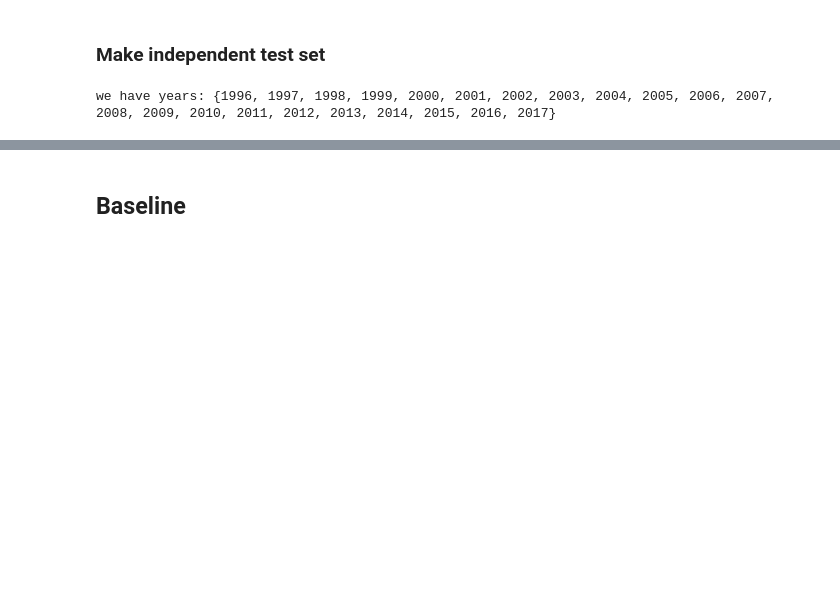
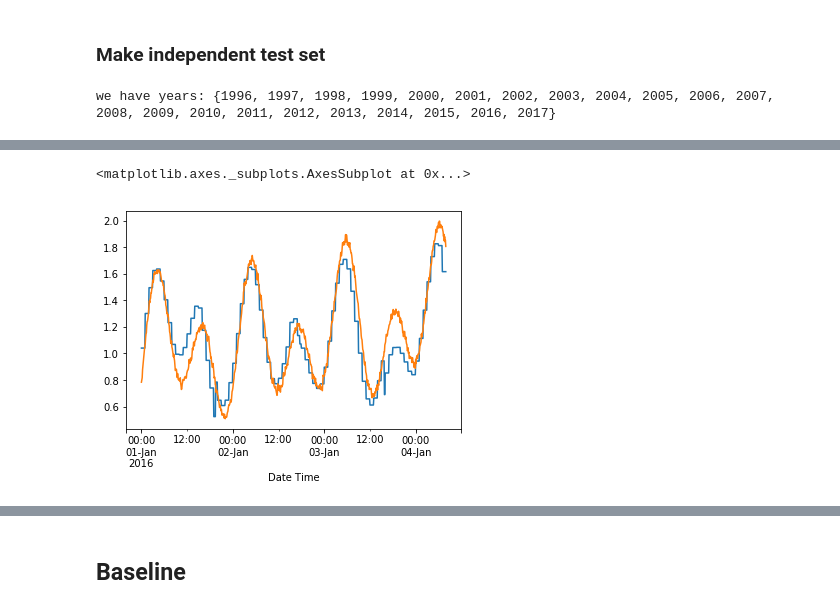
Before and after one commit to yowtzu/non_par_ts, a Jupyter notebook: examples/TidesPointReyes.ipynb, the cells around one changed output, grey strips where cells are left out. Drawn from its saved outputs; the diff is of its cells as text; code cells hidden in the pictures; blank space fills up the shorter version.

```diff
--- a/examples/TidesPointReyes.ipynb
+++ b/examples/TidesPointReyes.ipynb
@@ -138,0 +245,6 @@ indep_test_rmse
+# %%
+model_objs.iloc[-1,-1].predict(indep_test.index[:800]).plot()
+(indep_test)[:800].plot()
+# %% [output]
+<matplotlib.axes._subplots.AxesSubplot at 0x...>
+[figure, added]
```
Also changed, not shown: parts of 33 cells of this notebook, 6 other files.
